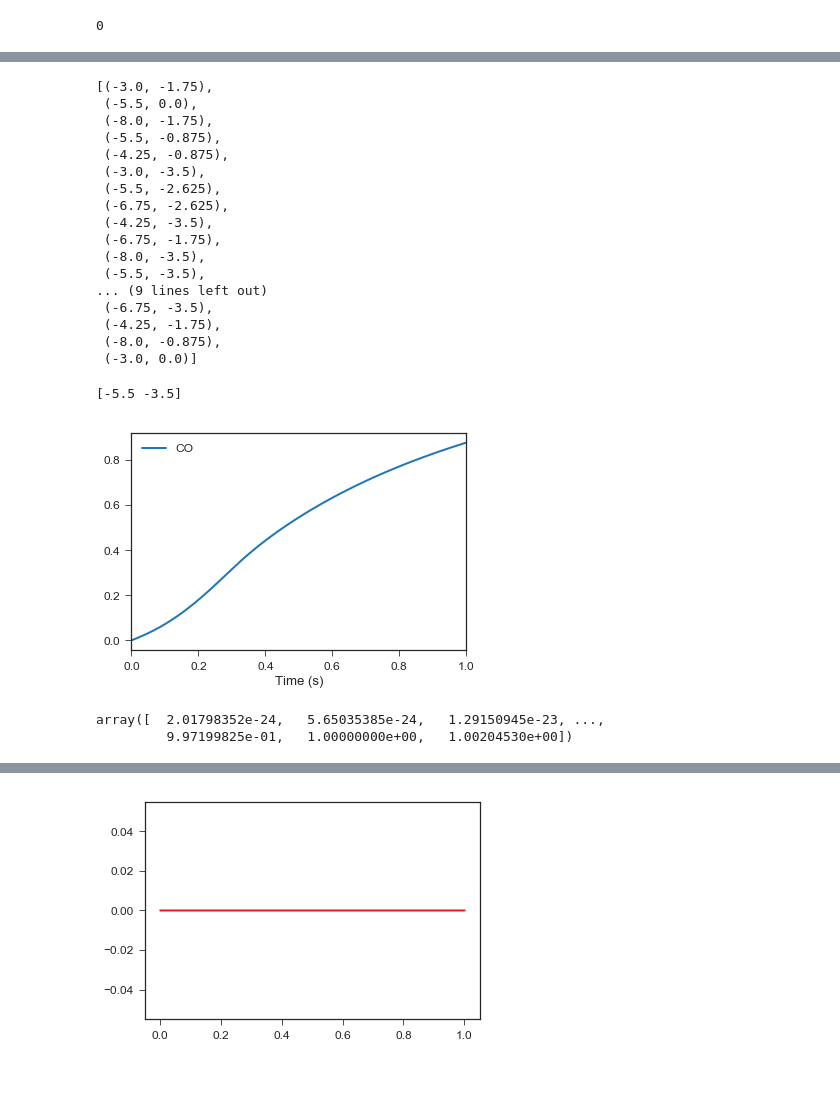
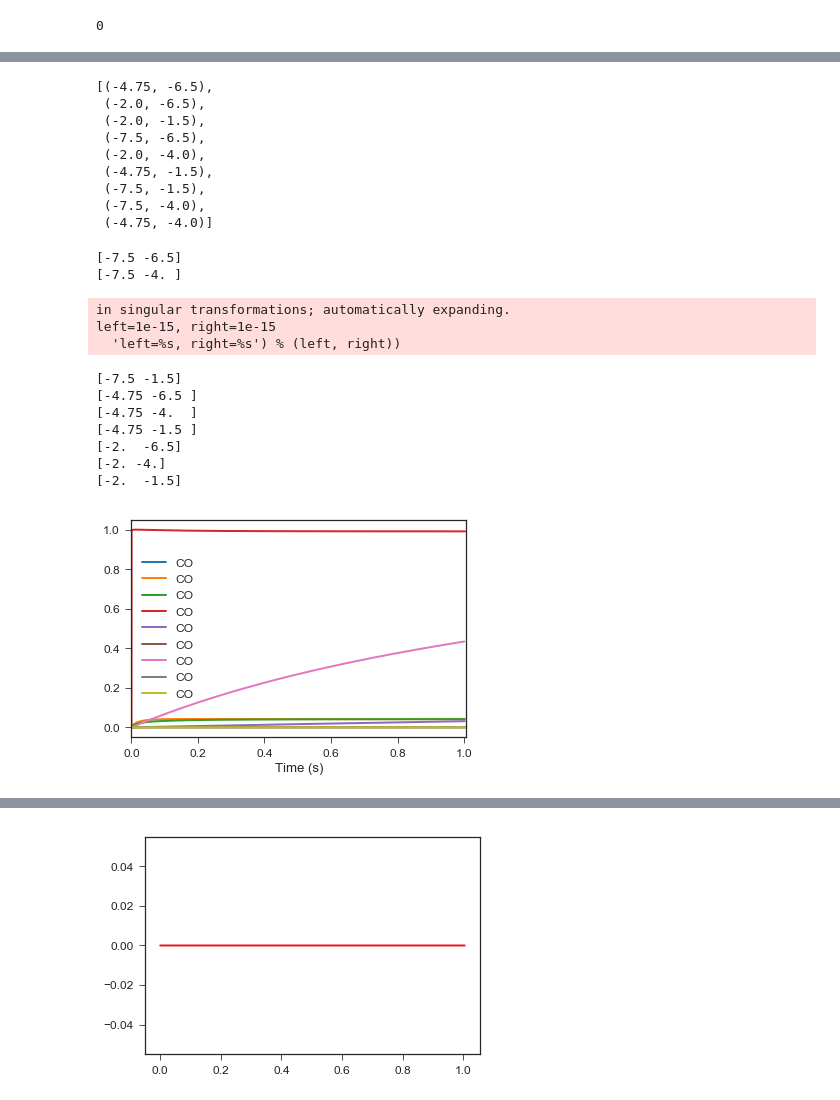
Before and after one commit to rwest/linear-scaling-tests, a Jupyter notebook: RMG-Cat-dry-reforming.ipynb, the cells around one changed output, grey strips where cells are left out. Cells and saved outputs as stored; diff of their text form; code cells hidden in the pictures.

```diff
--- a/RMG-Cat-dry-reforming.ipynb
+++ b/RMG-Cat-dry-reforming.ipynb
@@ -289,7 +292,7 @@ plt.ylim(-6.5,-1.5)
 # Revised range
 carbon_range = (-7.5, -2)
 oxygen_range = (-6.5, -1.5)
-grid_size = 9
+grid_size = 3
 mesh  = np.mgrid[carbon_range[0]:carbon_range[1]:grid_size*1j, oxygen_range[0]:oxygen_range[1]:grid_size*1j]
 mesh
 # %% [output]
@@ -410,6 +341,0 @@ TypeError: ('__init__() takes at least 3 arguments (1 given)', <class 'subproces
-# %%
-data = get_pandas_data(directory(-8., -0.875))
-rename_columns(data)
-d=data[['CO']]
-ax = plt.axes()
-d.plot.line(ax=ax)
@@ -428,23 +351,15 @@ datas = {tuple(e): get_data(e) for e in experiments}
 # %%
 datas.keys()
 # %% [output]
-[(-3.0, -1.75),
- (-5.5, 0.0),
- (-8.0, -1.75),
- (-5.5, -0.875),
- (-4.25, -0.875),
- (-3.0, -3.5),
- (-5.5, -2.625),
- (-6.75, -2.625),
- (-4.25, -3.5),
- (-6.75, -1.75),
- (-8.0, -3.5),
- (-5.5, -3.5),
-... (9 lines left out)
- (-6.75, -3.5),
- (-4.25, -1.75),
- (-8.0, -0.875),
- (-3.0, 0.0)]
+[(-4.75, -6.5),
+ (-2.0, -6.5),
+ (-2.0, -1.5),
+ (-7.5, -6.5),
+ (-2.0, -4.0),
+ (-4.75, -1.5),
+ (-7.5, -1.5),
+ (-7.5, -4.0),
+ (-4.75, -4.0)]
 # %%
 def get_max_co(experiment):
     data = datas[tuple(experiment)]
@@ -452,18 +367,24 @@ def get_max_co(experiment):
 highest_co = max([float(get_max_co(e)) for e in experiments])
 # %%
 ax = plt.axes()
-for experiment in experiments[10:11]:
+for experiment in experiments:
     print experiment
     data = get_data(experiment)
     (data[['CO']]/highest_co).plot.line(ax=ax)
 # %% [output]
-[-5.5 -3.5]
+[-7.5 -6.5]
+[-7.5 -4. ]
+in singular transformations; automatically expanding.
+left=1e-15, right=1e-15
+  'left=%s, right=%s') % (left, right))
+[-7.5 -1.5]
+[-4.75 -6.5 ]
+[-4.75 -4.  ]
+[-4.75 -1.5 ]
+[-2.  -6.5]
+[-2. -4.]
+[-2.  -1.5]
-[figure, old version]
+[figure, new version]
-# %%
-np.array(data.index)
-# %% [output]
-array([  2.01798352e-24,   5.65035385e-24,   1.29150945e-23, ...,
-         9.97199825e-01,   1.00000000e+00,   1.00204530e+00])
 # %%
 import seaborn as sns
 plt.figure(figsize=(5, 4))
```
Also changed, not shown: parts of 21 cells of this notebook, 2 other files.
